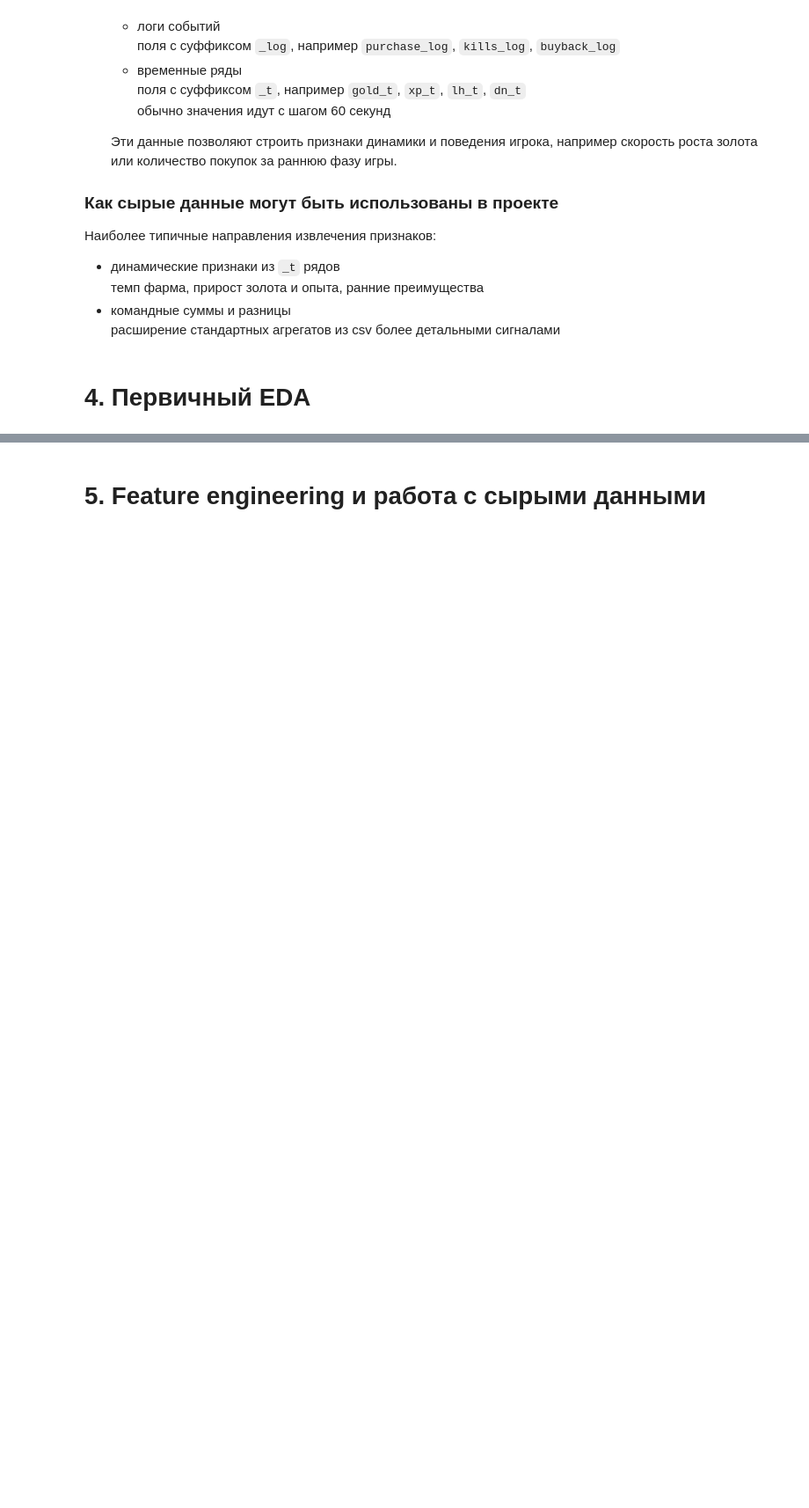
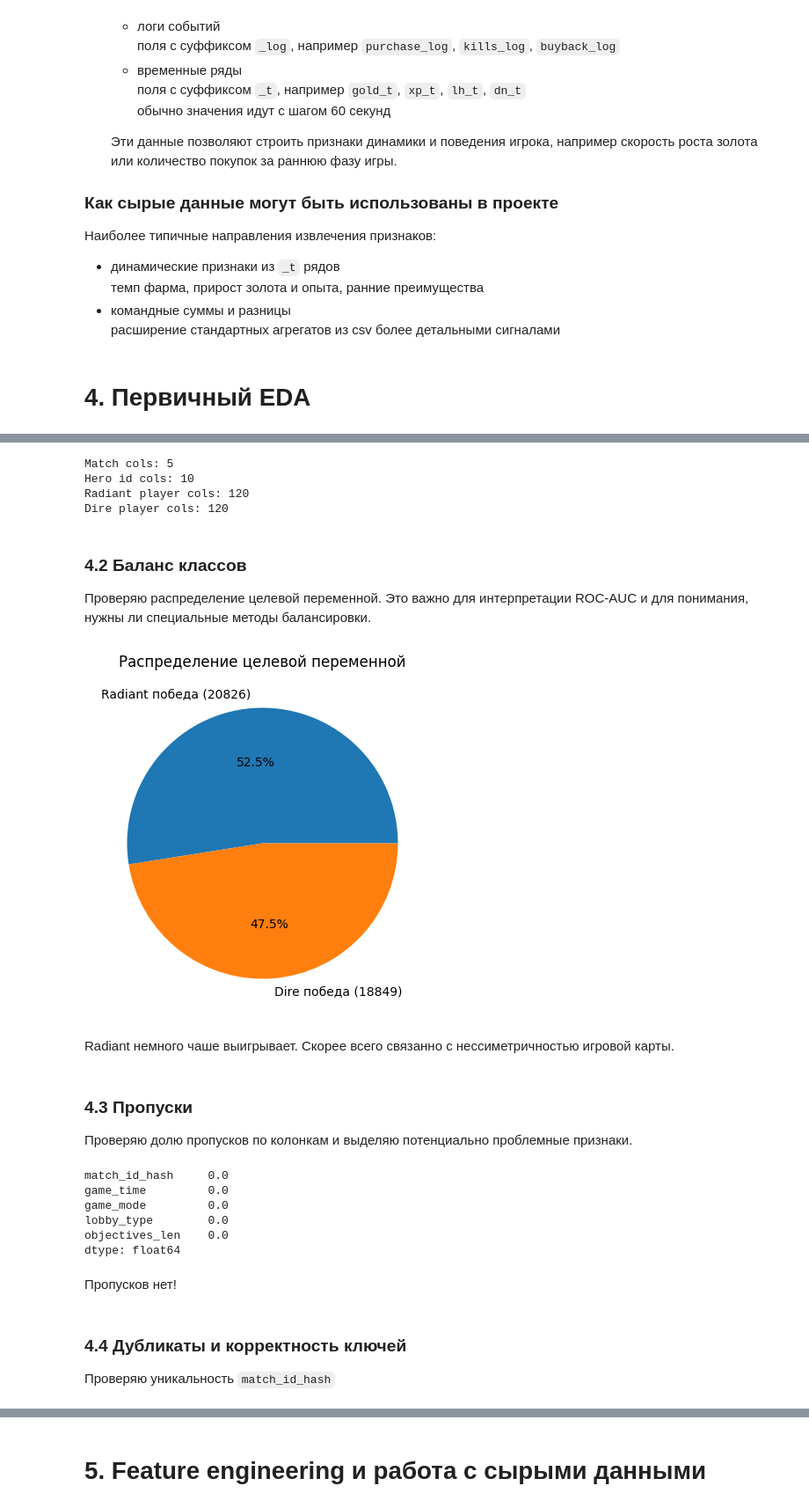
Before and after one commit to matevosovp/Dota-2-winner-prediction, a Jupyter notebook: Dota2winnerPrediction.ipynb, the cells around one changed output, grey strips where cells are left out. Shown: that part at 88% size. Cells and saved outputs as stored; diff of their text form; code cells hidden in the pictures; blank space fills up the shorter version.

```diff
--- a/Dota2winnerPrediction.ipynb
+++ b/Dota2winnerPrediction.ipynb
@@ -294,0 +209,74 @@ plt.show()
+# %%
+cols = raw_features.columns.tolist()
+
+target_col = "radiant_win"
+id_col = "match_id_hash"
+
+match_cols = ["game_time", "game_mode", "lobby_type", "objectives_len", "chat_len"]
+match_cols = [c for c in match_cols if c in cols]
+
+hero_id_cols = [c for c in cols if c.endswith("_hero_id")]
+
+r_cols = [c for c in cols if c.startswith("r") and c not in [target_col, id_col]]
+d_cols = [c for c in cols if c.startswith("d") and c not in [target_col, id_col]]
+
+print("Match cols:", len(match_cols))
+print("Hero id cols:", len(hero_id_cols))
+print("Radiant player cols:", len(r_cols))
+print("Dire player cols:", len(d_cols))
+# %% [output]
+Match cols: 5
+Hero id cols: 10
+Radiant player cols: 120
+Dire player cols: 120
+# %% [markdown]
+### 4.2 Баланс классов
+
+Проверяю распределение целевой переменной.
+Это важно для интерпретации ROC-AUC и для понимания, нужны ли специальные методы балансировки.
+# %%
+target_col = "radiant_win"
+
+counts = raw_features[target_col].value_counts()
+
+label_map = {
+    True: "Radiant победа",
+    False: "Dire победа",
+    1: "Radiant победа",
+    0: "Dire победа",
+}
+
+labels = []
+values = []
+for k, v in counts.items():
+    labels.append(f"{label_map.get(k, str(k))} ({v})")
+    values.append(v)
+
+plt.figure(figsize=(5, 5))
+plt.pie(values, labels=labels, autopct="%1.1f%%")
+plt.title("Распределение целевой переменной")
+plt.show()
+# %% [output]
+[figure, added]
+# %% [markdown]
+Radiant немного чаше выигрывает. Скорее всего связанно с нессиметричностью игровой карты.
+# %% [markdown]
+### 4.3 Пропуски
+
+Проверяю долю пропусков по колонкам и выделяю потенциально проблемные признаки.
+# %%
+na_rate = raw_features.isna().mean().sort_values(ascending=False)
+na_rate.head(5)
+# %% [output]
+match_id_hash     0.0
+game_time         0.0
+game_mode         0.0
+lobby_type        0.0
+objectives_len    0.0
+dtype: float64
+# %% [markdown]
+Пропусков нет!
+# %% [markdown]
+### 4.4 Дубликаты и корректность ключей
+
+Проверяю уникальность `match_id_hash`
```
Also changed, not shown: parts of 36 cells of this notebook.
